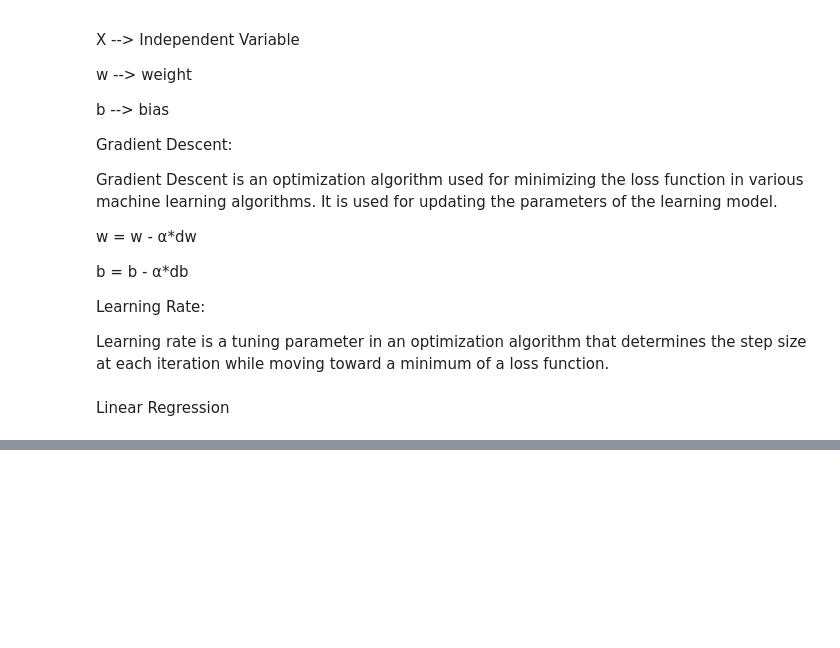
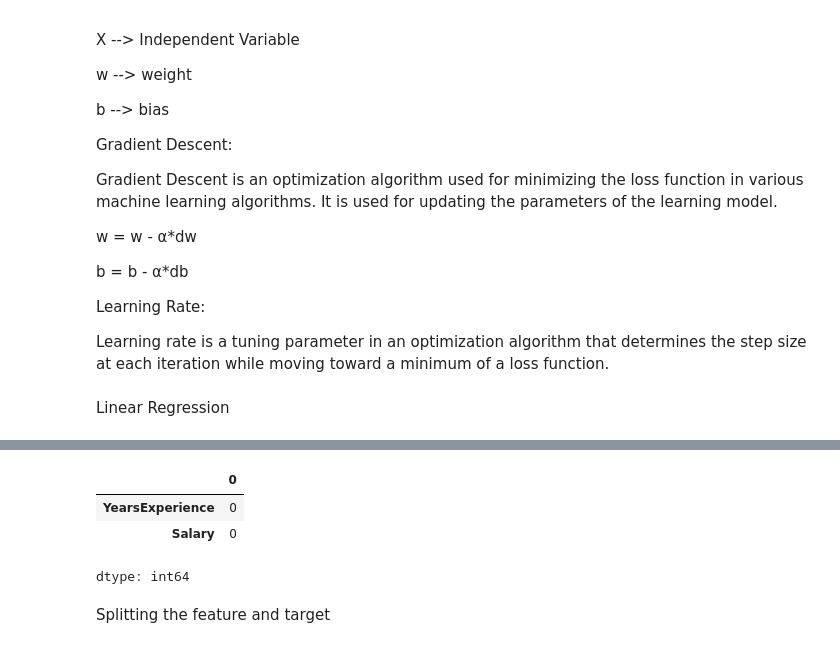
Before and after one commit to anshikatyagi23/Machine-Learning, a Jupyter notebook: Building_Linear_Regression_from_scratch.ipynb, the cells around one changed output, grey strips where cells are left out. Cells and saved outputs as stored; diff of their text form; code cells hidden in the pictures; blank space fills up the shorter version.

```diff
--- a/Building_Linear_Regression_from_scratch.ipynb
+++ b/Building_Linear_Regression_from_scratch.ipynb
@@ -68,0 +168,10 @@ class Linear_Regression():
+# %%
+#checking null values
+salary_data.isnull().sum()
+# %% [output]
+|  | 0 |
+| YearsExperience | 0 |
+| Salary | 0 |
+dtype: int64
+# %% [markdown]
+Splitting the feature and target
```
Also changed, not shown: parts of 21 cells of this notebook.
